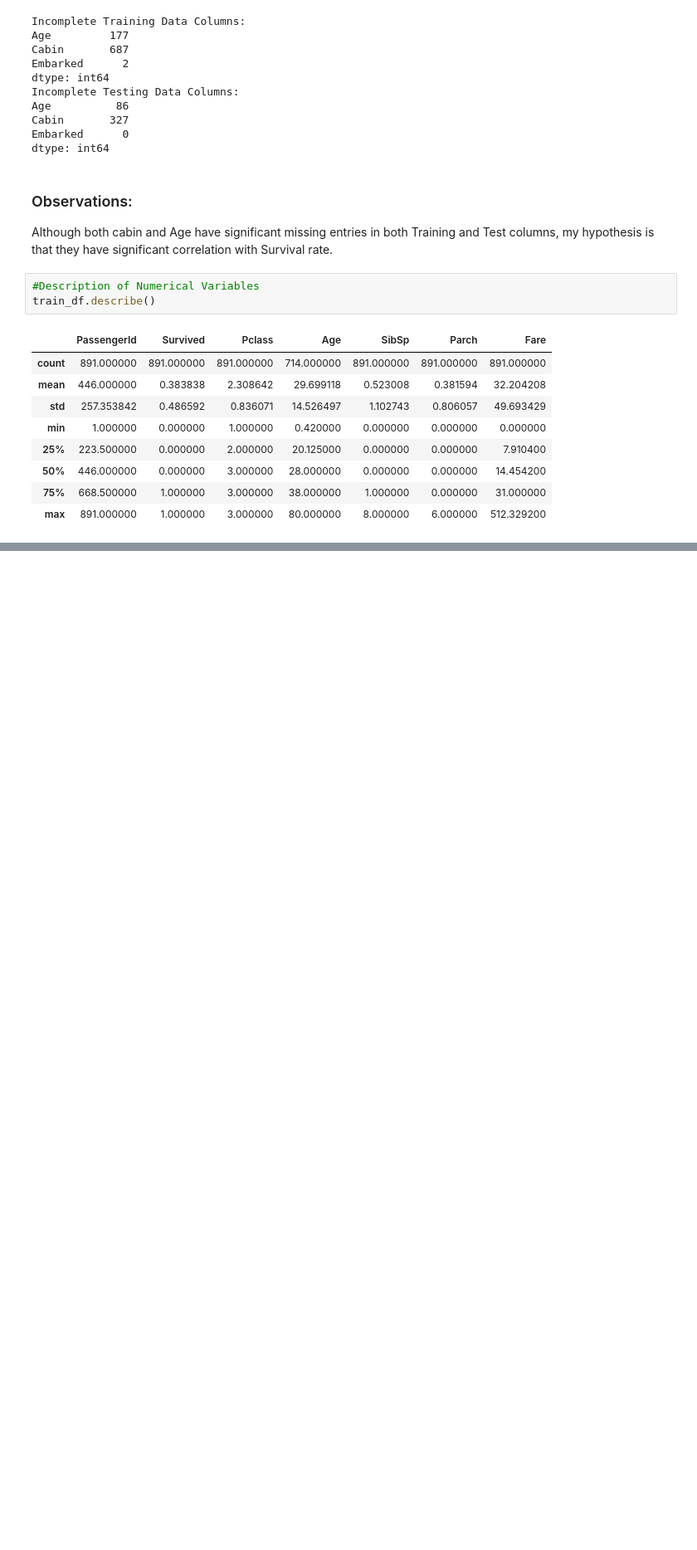
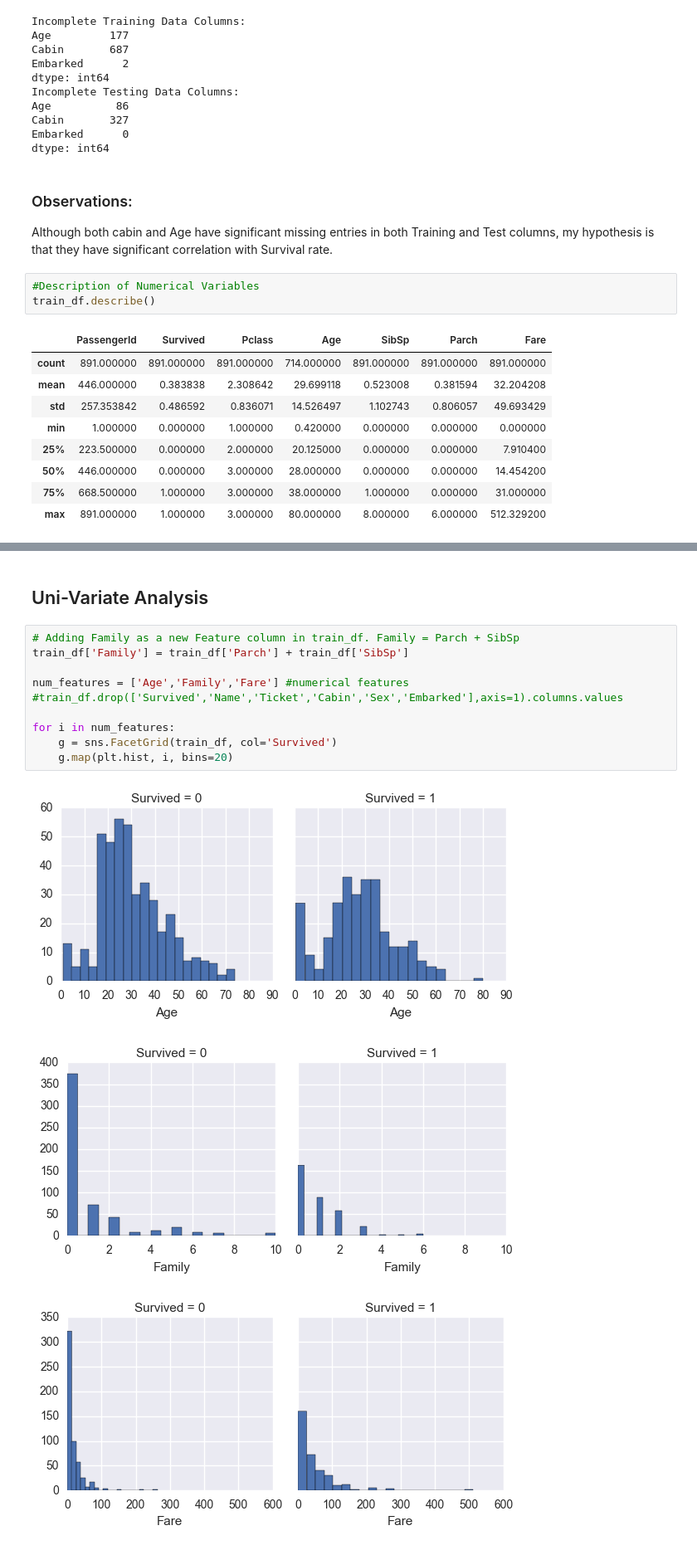
Before and after one commit to sharan-naribole/kaggle-titanic, a Jupyter notebook: TItanic.ipynb, the cells around one changed output, grey strips where cells are left out. Shown at 83% size. Drawn from its saved outputs; the diff is of its cells as text; blank space fills up the shorter version.

```diff
--- a/TItanic.ipynb
+++ b/TItanic.ipynb
@@ -135,0 +143,16 @@ train_df.describe(include=['O'])
+# %% [markdown]
+## Uni-Variate Analysis
+# %%
+# Adding Family as a new Feature column in train_df. Family = Parch + SibSp
+train_df['Family'] = train_df['Parch'] + train_df['SibSp']
+
+num_features = ['Age','Family','Fare'] #numerical features
+#train_df.drop(['Survived','Name','Ticket','Cabin','Sex','Embarked'],axis=1).columns.values
+
+for i in num_features:
+    g = sns.FacetGrid(train_df, col='Survived')
+    g.map(plt.hist, i, bins=20)
+# %% [output]
+[figure, added]
+[figure, added]
+[figure, added]
```
Also changed, not shown: parts of 8 cells of this notebook.
